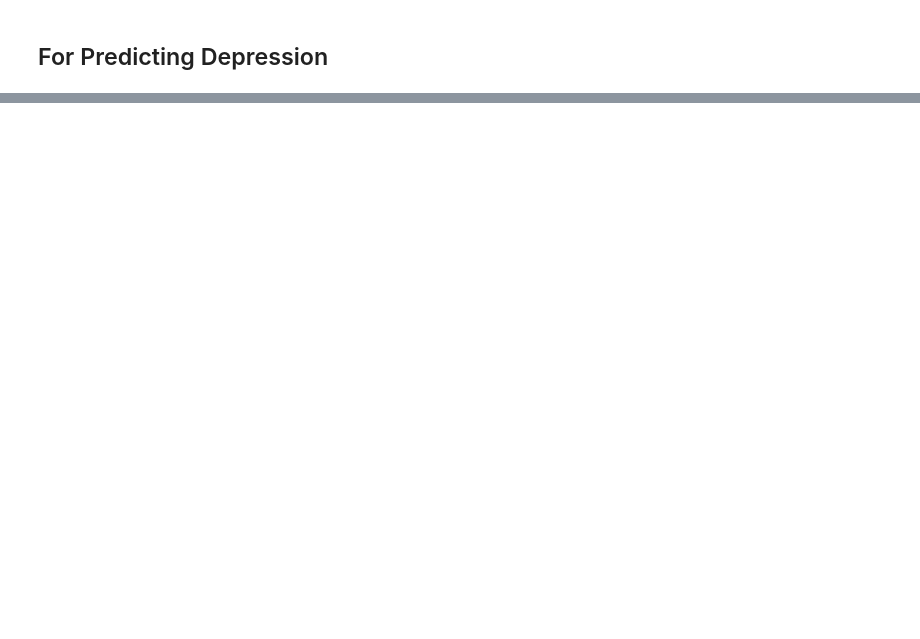
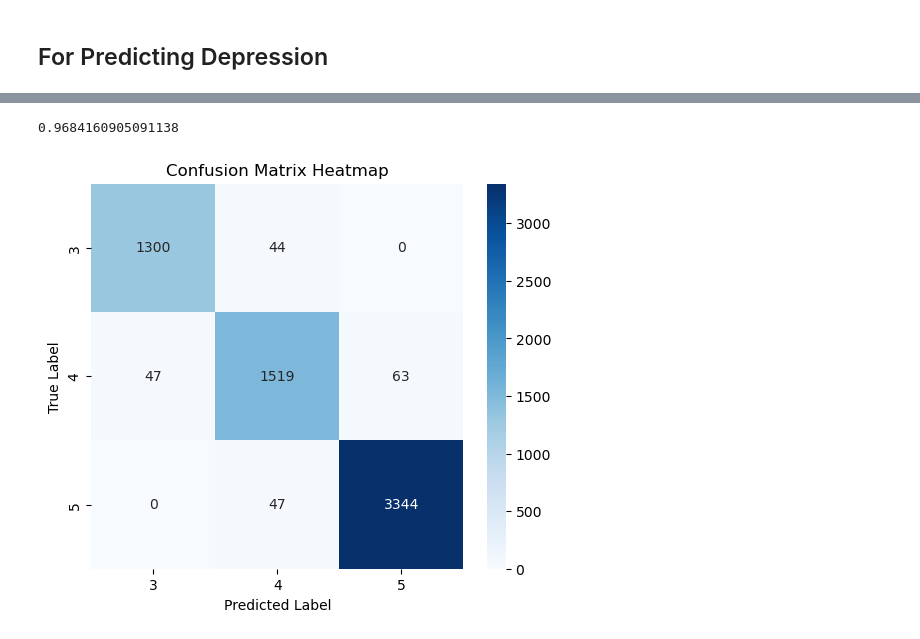
Before and after one commit to Nevary-Codes/aura-check, a Jupyter notebook: Scripts/main.ipynb, the cells around one changed output, grey strips where cells are left out. Saved outputs shown, nothing was run; the diff lists cells and outputs as text; code cells hidden in the pictures; blank space fills up the shorter version.

```diff
--- a/Scripts/main.ipynb
+++ b/Scripts/main.ipynb
@@ -347,0 +465,26 @@ model_scores
+# %%
+from sklearn.model_selection import train_test_split
+
+X_train, X_test, anxiety_y_train, anxiety_y_test = train_test_split(X, anxiety_y, test_size=0.2)
+# %%
+from xgboost import XGBClassifier
+
+xgc = XGBClassifier()
+xgc.fit(X_train, anxiety_y_train)
+xgc.score(X_test, anxiety_y_test)
+# %% [output]
+0.9684160905091138
+# %%
+anxiety_preds = xgc.predict(X_test)
+# %%
+from sklearn.metrics import confusion_matrix, classification_report
+
+conf = confusion_matrix(anxiety_preds, anxiety_y_test)
+plt.figure(figsize=(6, 5))
+sns.heatmap(conf, annot=True, fmt='d', cmap='Blues', xticklabels=[3,4,5], yticklabels=[3,4,5])
+plt.xlabel("Predicted Label")
+plt.ylabel("True Label")
+plt.title("Confusion Matrix Heatmap")
+plt.show()
+# %% [output]
+[figure, added]
```
Also changed, not shown: parts of 41 cells of this notebook, 8 other files.
